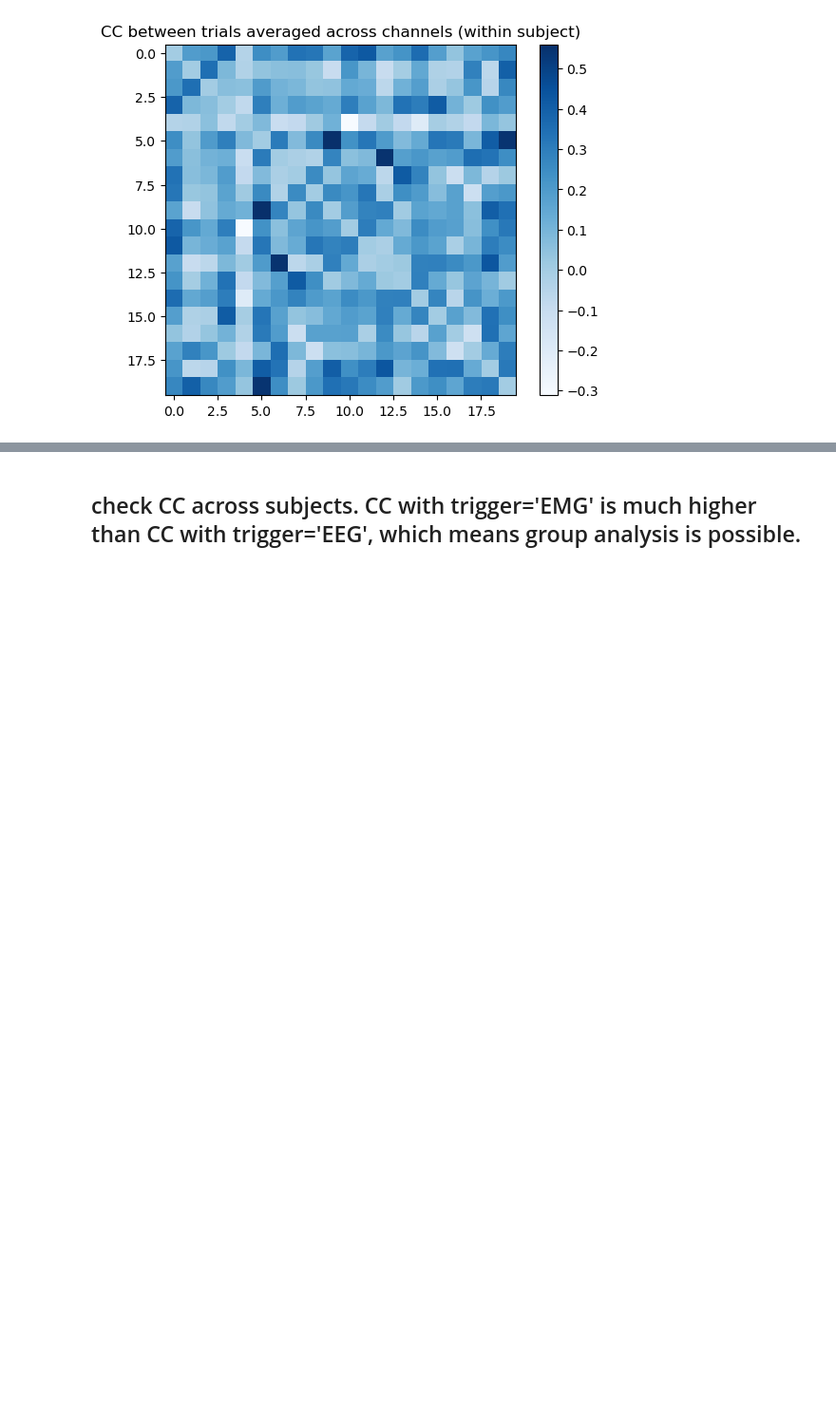
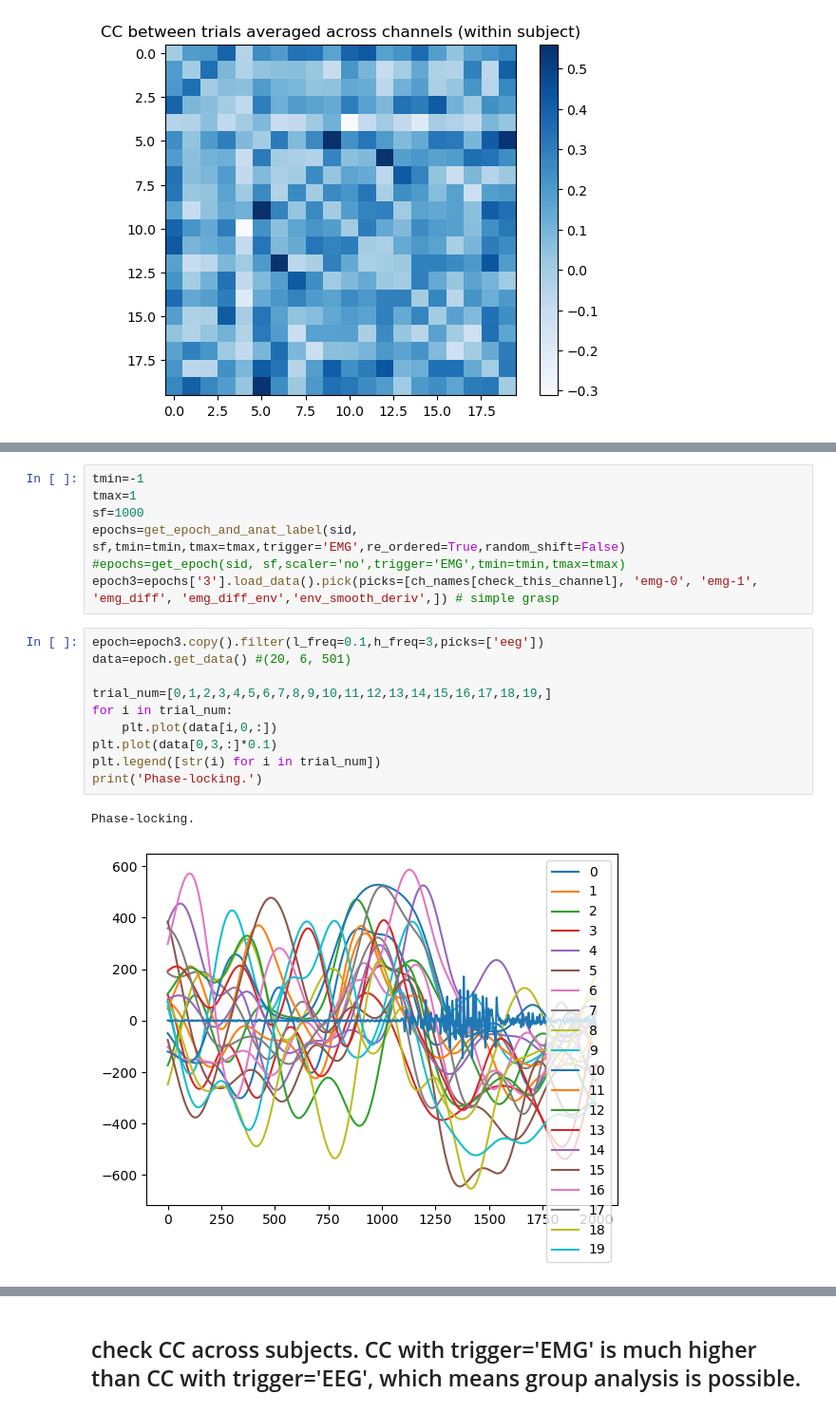
Before and after one commit to xiaolongwu0713/python, a Jupyter notebook: gesture/group_analysis/check_CC.ipynb, the cells around one changed output, grey strips where cells are left out. Shown at 95% size. Drawn from its saved outputs; the diff is of its cells as text; blank space fills up the shorter version.

Commit message:
group analysis: phase-locking is evident

```diff
--- a/gesture/group_analysis/check_CC.ipynb
+++ b/gesture/group_analysis/check_CC.ipynb
@@ -137,0 +141,20 @@ Mean CC: 0.6878013636526463
+# %%
+tmin=-1
+tmax=1
+sf=1000
+epochs=get_epoch_and_anat_label(sid, sf,tmin=tmin,tmax=tmax,trigger='EMG',re_ordered=True,random_shift=False)
+#epochs=get_epoch(sid, sf,scaler='no',trigger='EMG',tmin=tmin,tmax=tmax)
+epoch3=epochs['3'].load_data().pick(picks=[ch_names[check_this_channel], 'emg-0', 'emg-1', 'emg_diff', 'emg_diff_env','env_smooth_deriv',]) # simple grasp
+# %%
+epoch=epoch3.copy().filter(l_freq=0.1,h_freq=3,picks=['eeg'])
+data=epoch.get_data() #(20, 6, 501)
+
+trial_num=[0,1,2,3,4,5,6,7,8,9,10,11,12,13,14,15,16,17,18,19,]
+for i in trial_num:
+    plt.plot(data[i,0,:])
+plt.plot(data[0,3,:]*0.1)
+plt.legend([str(i) for i in trial_num])
+print('Phase-locking.')
+# %% [output]
+Phase-locking.
+[figure, added]
```
Also changed, not shown: parts of 15 cells of this notebook, 17 other files.
